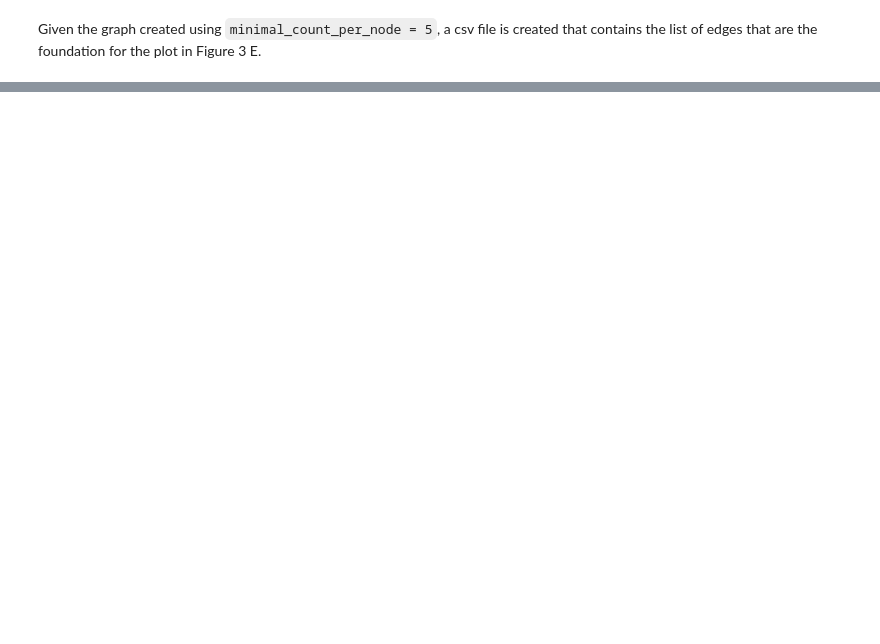
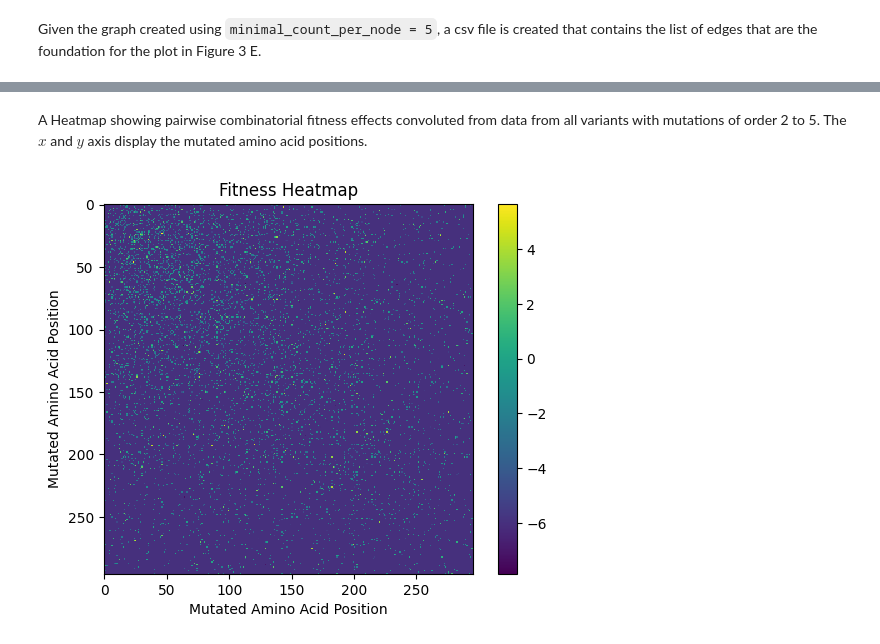
Before and after one commit to Hollfelder-Lab/lrDMS-IRED, a Jupyter notebook: epistasis_combinability/Epistasis_analysis.ipynb, the cells around one changed output, grey strips where cells are left out. Saved outputs shown, nothing was run; the diff lists cells and outputs as text; code cells hidden in the pictures; blank space fills up the shorter version.

```diff
--- a/epistasis_combinability/Epistasis_analysis.ipynb
+++ b/epistasis_combinability/Epistasis_analysis.ipynb
@@ -279,0 +363,7 @@ df.to_csv("graph_edges_list_1_1.csv")
+# %% [markdown]
+A Heatmap showing pairwise combinatorial fitness effects convoluted from data from all variants with mutations of order 2 to 5. The $x$ and $y$ axis display the mutated amino acid positions.
+# %%
+# Fitness Heatmap
+plot_obs_fitness_heatmap(reference, full_pre_sequence_list, full_pre_fitness_list)
+# %% [output]
+[figure, added]
```
Also changed, not shown: parts of 42 cells of this notebook, 3 other files.
